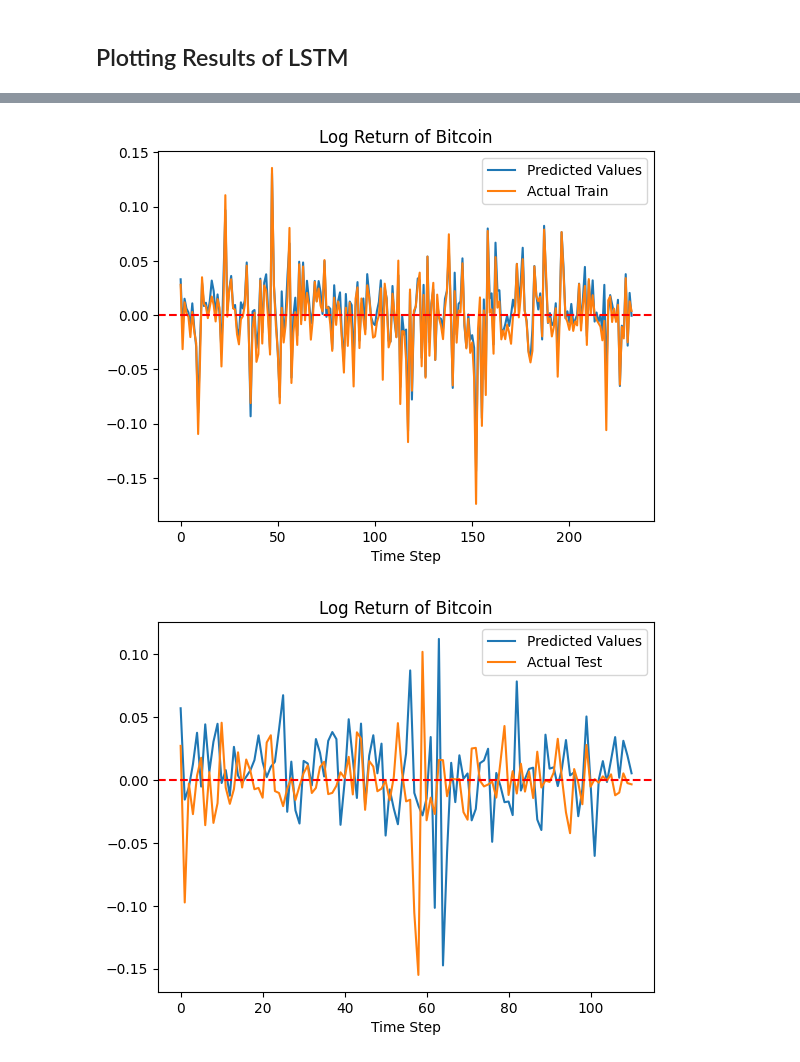
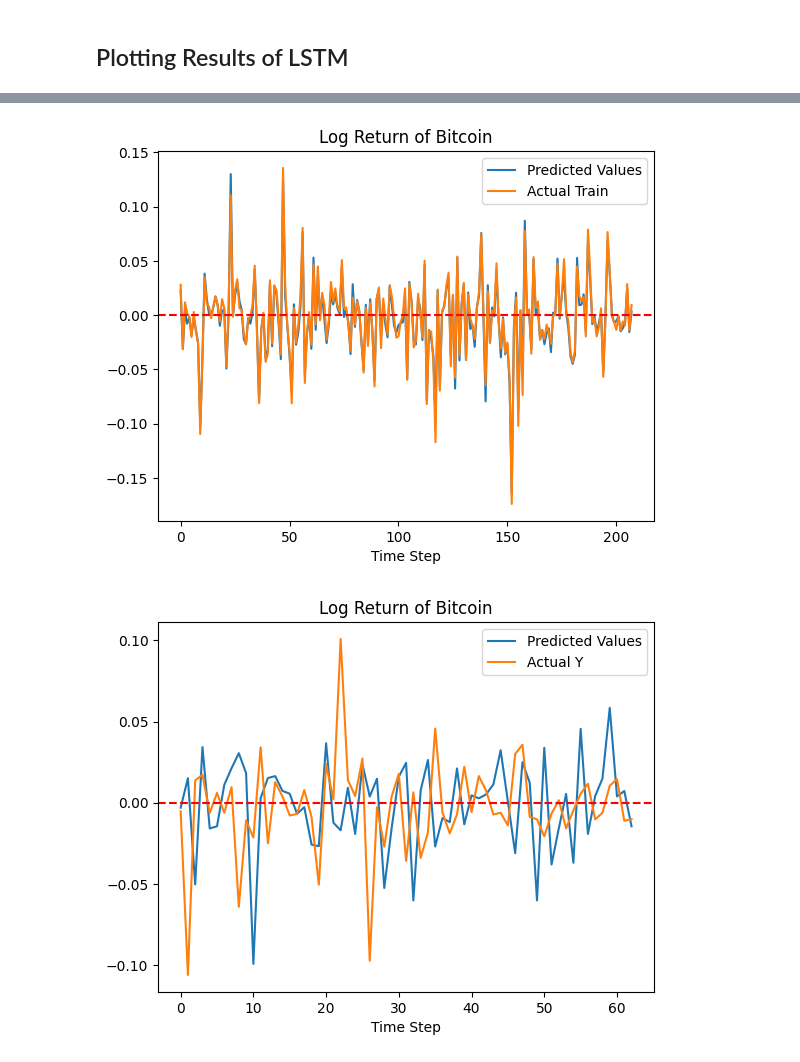
Before and after one commit to cferggie/Predicting-Bitcoin-Returns-with-Long-Short-Term-Memory-LSTM-Neural-Networks, a Jupyter notebook: LSTM for Bitcoin.ipynb, the cells around one changed output, grey strips where cells are left out. Drawn from its saved outputs; the diff is of its cells as text; code cells hidden in the pictures.

Commit message:
Validation edits

```diff
--- a/LSTM for Bitcoin.ipynb
+++ b/LSTM for Bitcoin.ipynb
@@ -177,8 +175,8 @@ for epoch in range(n_epochs):
         y_pred = y_pred.unsqueeze(2)
         train_rmse = torch.sqrt(loss_fn(y_pred, y_train))
 
-        y_pred = model(X_test)
+        y_pred = model(X_valid)
         y_pred = y_pred.unsqueeze(2)
-        test_rmse = torch.sqrt(loss_fn(y_pred, y_test))
+        test_rmse = torch.sqrt(loss_fn(y_pred, y_valid))
     print("Epoch %d: train RMSE %.4f, test RMSE %.4f" % (epoch, train_rmse, test_rmse))
 # %% [output]
@@ -210,15 +212,16 @@ with torch.no_grad():
     train_plot[lookback:train_size] = y_hat_train
 
 
-    #Shift test predictions for plotting
-    test_plot = np.ones_like(diff) * np.nan
+    #Shift validation predictions for plotting
+    valid_plot = np.ones_like(diff) * np.nan
     #Get predictions for testing set
-    y_hat_test = model(X_test)
+    y_hat_valid = model(X_valid)
     #RMSE for testing set
-    rmse_test = torch.sqrt(loss_fn(y_hat_test.unsqueeze(2), y_test))
+    rmse_valid = torch.sqrt(loss_fn(y_hat_valid.unsqueeze(2), y_valid))
     #Plot the testing predictions
-    test_plot[train_size+lookback:len(diff)] = y_hat_test
+    valid_plot[train_size+lookback:train_size+len(y_valid)+lookback] = y_hat_valid
 
+print()
 print(rmse_train)
 print(rmse_test)
 
@@ -226,7 +229,7 @@ print(rmse_test)
 # plot
 plt.plot(diff)
 plt.plot(train_plot, c='r', label="Training Y-Hats")
-plt.plot(test_plot, c='g', label='Testing Y-Hats')
+plt.plot(valid_plot, c='g', label='Validation Y-Hats')
 plt.xlabel('Time Step')
 plt.title('Log Return of Bitcoin')
 plt.legend()
@@ -240,22 +243,22 @@ tensor(0.0447)
 # %%
 plt.plot(y_hat_train, label="Predicted Values")
 plt.plot(y_train.squeeze(), label="Actual Train")
 plt.axhline(y=0, color='r', linestyle='--')
 plt.xlabel('Time Step')
 plt.title('Log Return of Bitcoin')
 plt.legend()
 plt.savefig("Trained.png")
 plt.show()
 
 
-plt.plot(y_hat_test, label="Predicted Values")
-plt.plot(y_test.squeeze(), label="Actual Test")
+plt.plot(y_hat_valid, label="Predicted Values")
+plt.plot(y_valid.squeeze(), label="Actual Y")
 plt.axhline(y=0, color='r', linestyle='--')
 plt.xlabel('Time Step')
 plt.title('Log Return of Bitcoin')
 plt.legend()
 plt.savefig("Test.png")
 plt.show()
 # %% [output]
-[figure, old version]
+[figure, new version]
-[figure, old version]
+[figure, new version]
```
Also changed, not shown: parts of 5 cells of this notebook.
